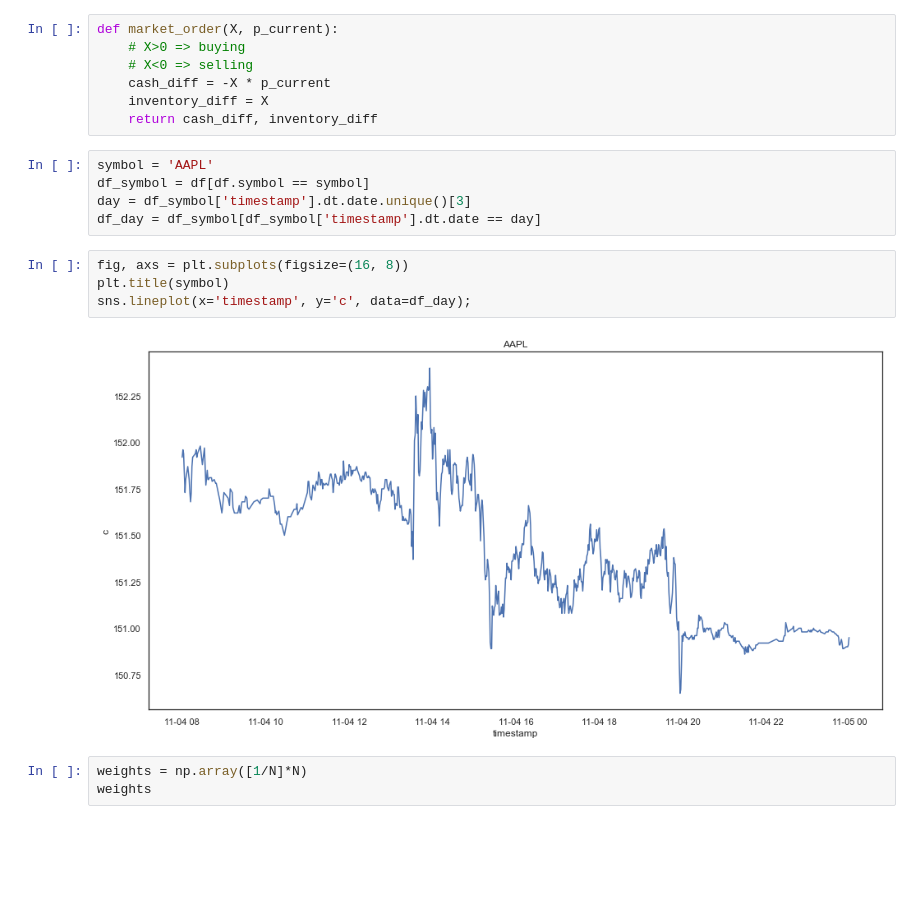
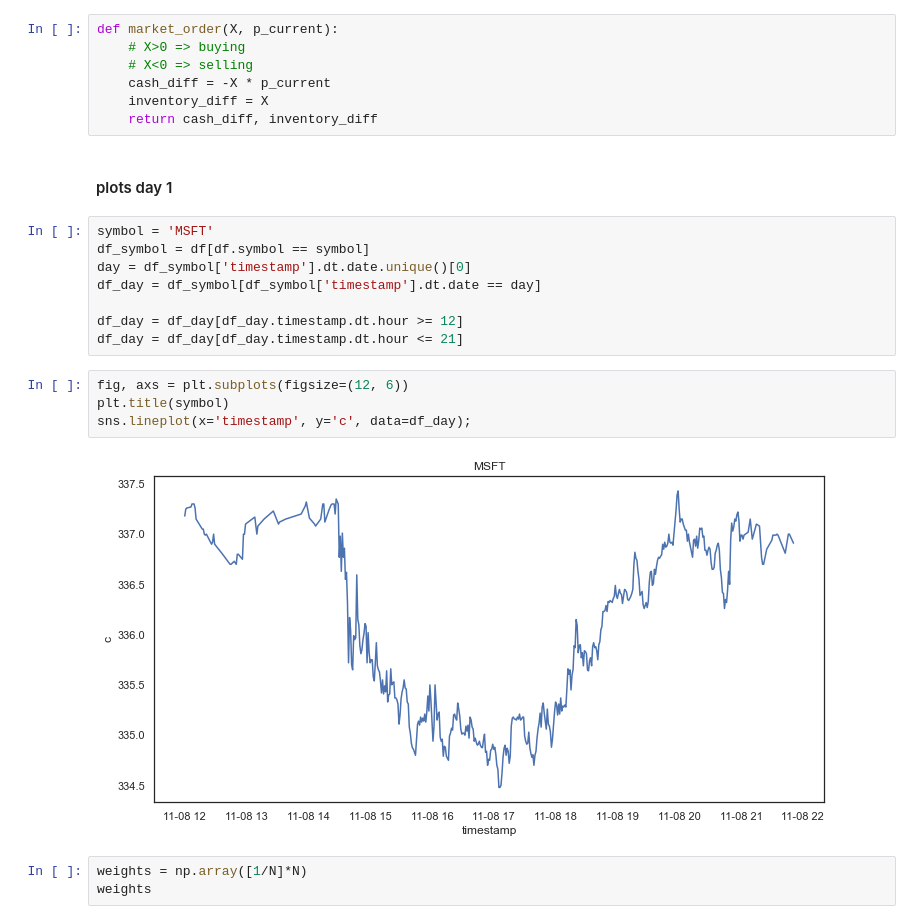
Before and after one commit to thxi/hse_nis, a Jupyter notebook: example.ipynb, the cells around one changed output. Saved outputs shown, nothing was run; the diff lists cells and outputs as text; blank space fills up the shorter version.

```diff
--- a/example.ipynb
+++ b/example.ipynb
@@ -140,17 +140,22 @@ def market_order(X, p_current):
     cash_diff = -X * p_current
     inventory_diff = X
     return cash_diff, inventory_diff
+# %% [markdown]
+#### plots day 1
 # %%
-symbol = 'AAPL'
+symbol = 'MSFT'
 df_symbol = df[df.symbol == symbol]
-day = df_symbol['timestamp'].dt.date.unique()[3]
+day = df_symbol['timestamp'].dt.date.unique()[0]
 df_day = df_symbol[df_symbol['timestamp'].dt.date == day]
+
+df_day = df_day[df_day.timestamp.dt.hour >= 12]
+df_day = df_day[df_day.timestamp.dt.hour <= 21]
 # %%
-fig, axs = plt.subplots(figsize=(16, 8))
+fig, axs = plt.subplots(figsize=(12, 6))
 plt.title(symbol)
 sns.lineplot(x='timestamp', y='c', data=df_day);
 # %% [output]
-[figure, old version]
+[figure, new version]
 # %%
 weights = np.array([1/N]*N)
 weights
```
Also changed, not shown: parts of 54 cells of this notebook, 1 other file.
